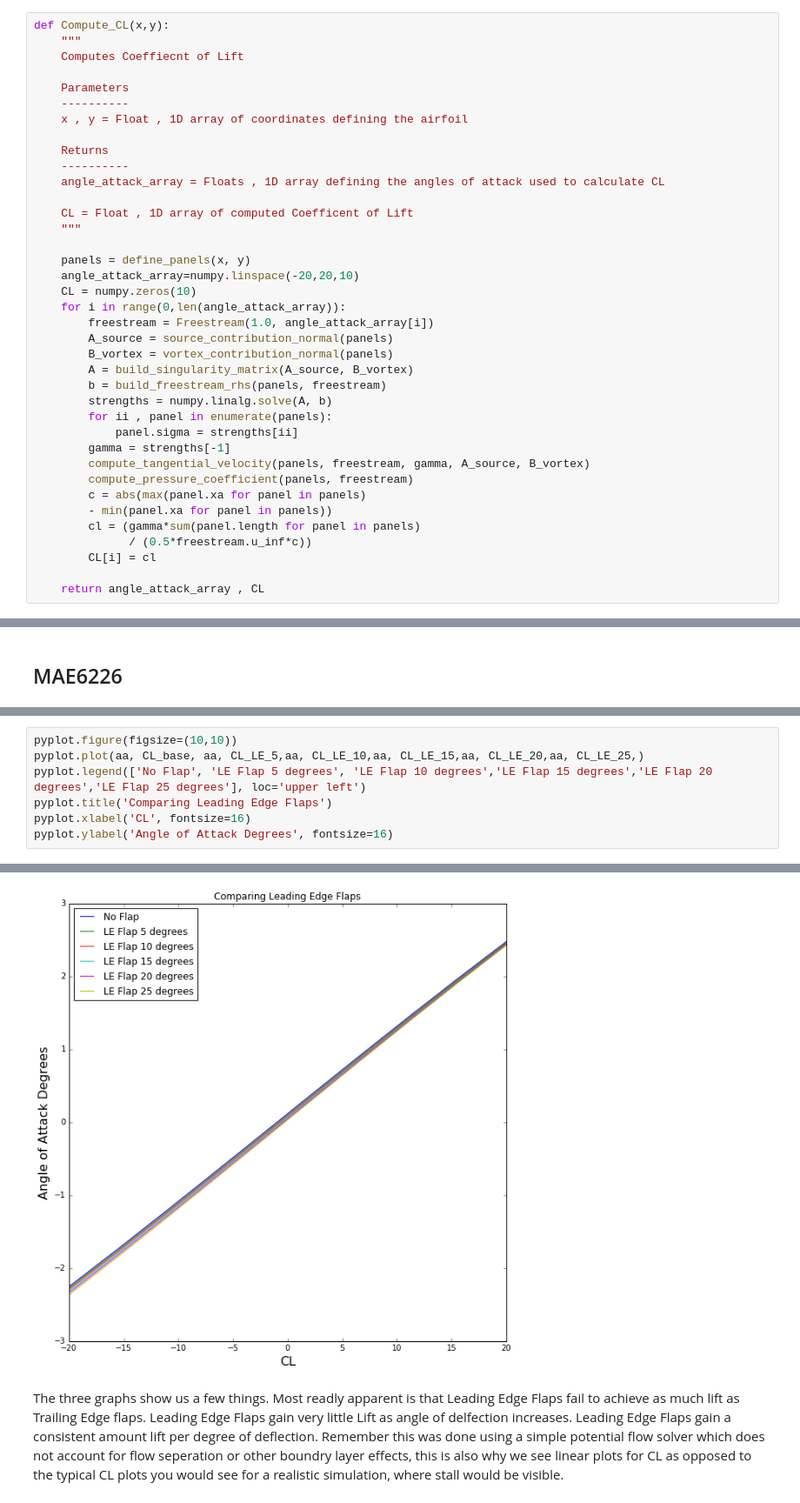
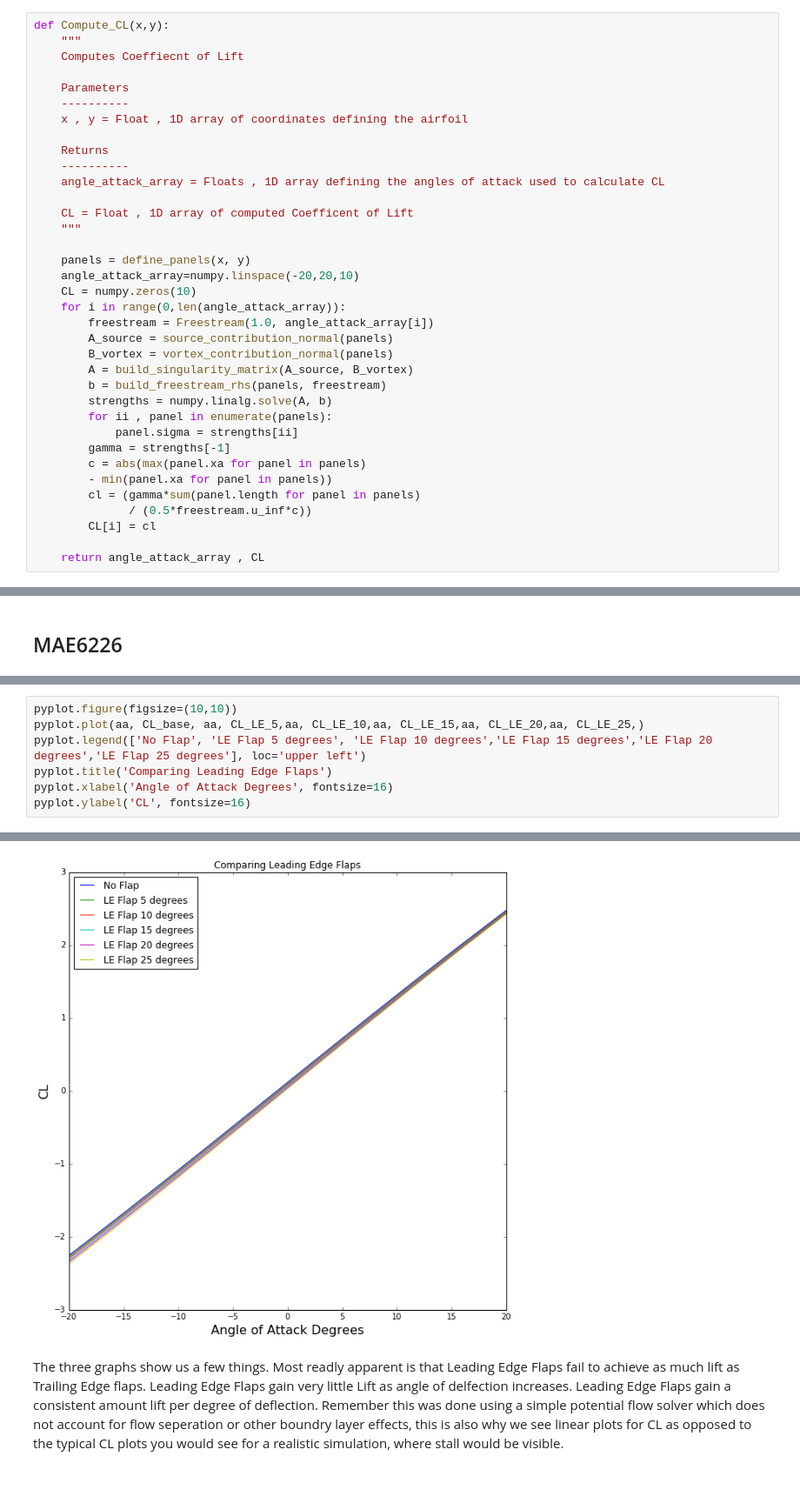
Before and after one commit to barbagroup/AeroPython-studentprojects2017, a Jupyter notebook: dmphelps89/aileron_angle_analysis_project_PHELPS.ipynb, the cells around one changed output, grey strips where cells are left out. Shown at 87% size. Drawn from its saved outputs; the diff is of its cells as text.

```diff
--- a/dmphelps89/aileron_angle_analysis_project_PHELPS.ipynb
+++ b/dmphelps89/aileron_angle_analysis_project_PHELPS.ipynb
@@ -446,8 +494,6 @@ def Compute_CL(x,y):
         for ii , panel in enumerate(panels):
             panel.sigma = strengths[ii]
         gamma = strengths[-1]
-        compute_tangential_velocity(panels, freestream, gamma, A_source, B_vortex)
-        compute_pressure_coefficient(panels, freestream)
         c = abs(max(panel.xa for panel in panels)
         - min(panel.xa for panel in panels))
         cl = (gamma*sum(panel.length for panel in panels)
@@ -524,13 +542,13 @@ pyplot.ylabel('Angle of Attack Degrees', fontsize=16)
 # %%
 pyplot.figure(figsize=(10,10))
 pyplot.plot(aa, CL_base, aa, CL_LE_5,aa, CL_LE_10,aa, CL_LE_15,aa, CL_LE_20,aa, CL_LE_25,)
 pyplot.legend(['No Flap', 'LE Flap 5 degrees', 'LE Flap 10 degrees','LE Flap 15 degrees','LE Flap 20 degrees','LE Flap 25 degrees'], loc='upper left')
 pyplot.title('Comparing Leading Edge Flaps')
-pyplot.xlabel('CL', fontsize=16)
-pyplot.ylabel('Angle of Attack Degrees', fontsize=16)
+pyplot.xlabel('Angle of Attack Degrees', fontsize=16)
+pyplot.ylabel('CL', fontsize=16)
 # %% [output]
 <matplotlib.text.Text at 0x...>
-[figure, old version]
+[figure, new version]
 # %% [markdown]
 The three graphs show us a few things. Most readly apparent is that Leading Edge Flaps fail to achieve as much lift as Trailing Edge flaps. Leading Edge Flaps gain very little Lift as angle of delfection increases. Leading Edge Flaps gain a consistent amount lift per degree of deflection. Remember this was done using a simple potential flow solver which does not account for flow seperation or other boundry layer effects, this is also why we see linear plots for CL as opposed to the typical CL plots you would see for a realistic simulation, where stall would be visible.
 # %% [markdown]
```
Also changed, not shown: parts of 20 cells of this notebook.
